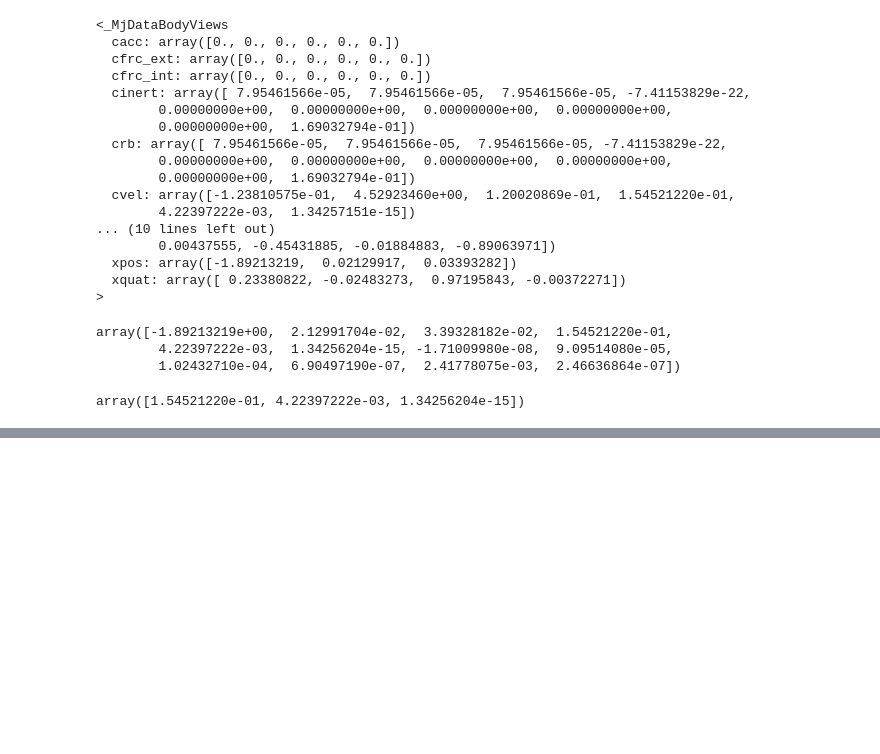
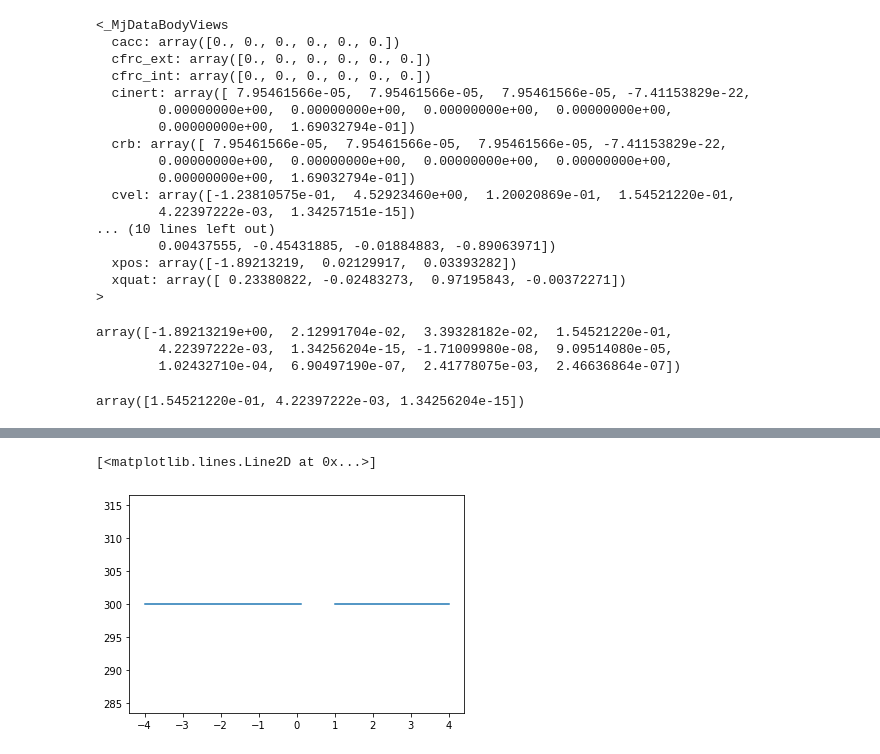
Before and after one commit to LuanGBR/Kuka_RL_Control, a Jupyter notebook: PD_tuninnig.ipynb, the cells around one changed output, grey strips where cells are left out. Saved outputs shown, nothing was run; the diff lists cells and outputs as text; code cells hidden in the pictures; blank space fills up the shorter version.

```diff
--- a/PD_tuninnig.ipynb
+++ b/PD_tuninnig.ipynb
@@ -663,0 +686,13 @@ array([1.54521220e-01, 4.22397222e-03, 1.34256204e-15])
+# %%
+def continous_barrier_penalty(x, x_min, x_max, C=1, max_penalty=1):
+    if x_min < x < x_max:
+        return np.min([max_penalty,C*(np.log(0.25*(x_max-x_min)*(x_max-x_min))-np.log((x-x_min)*(x_max-x)))])
+    else:
+        return max_penalty
+# %%
+x = np.linspace(-4,4,100)
+y=[continous_barrier_penalty(i,0.2,2*0.6-0.2,30,300) for i in x]
+plt.plot(x,y)
+# %% [output]
+[<matplotlib.lines.Line2D at 0x...>]
+[figure, added]
```
Also changed, not shown: parts of 2 cells of this notebook, 4 other files.
